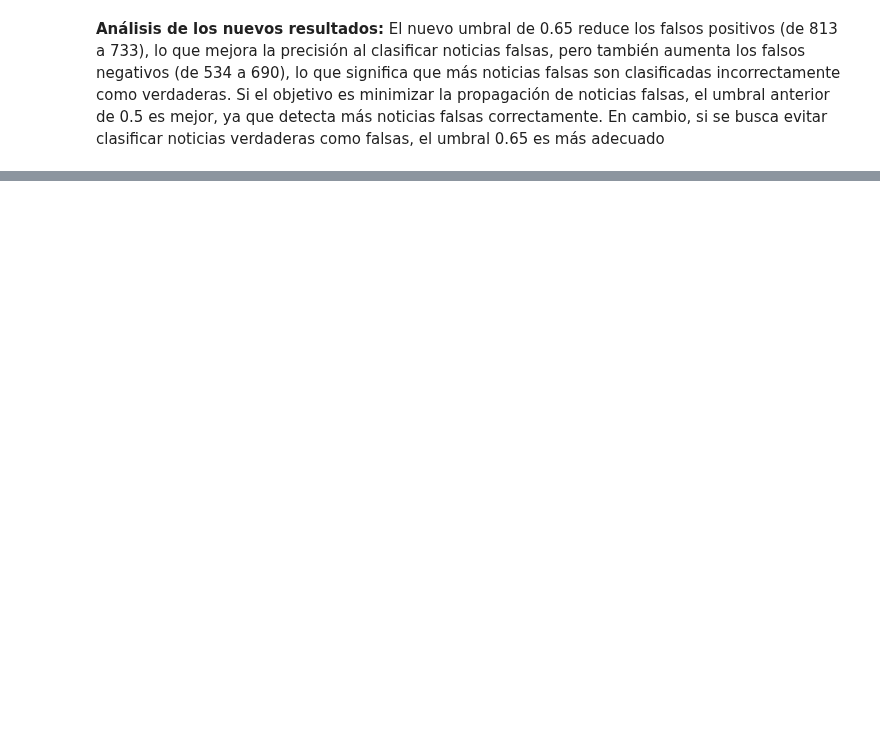
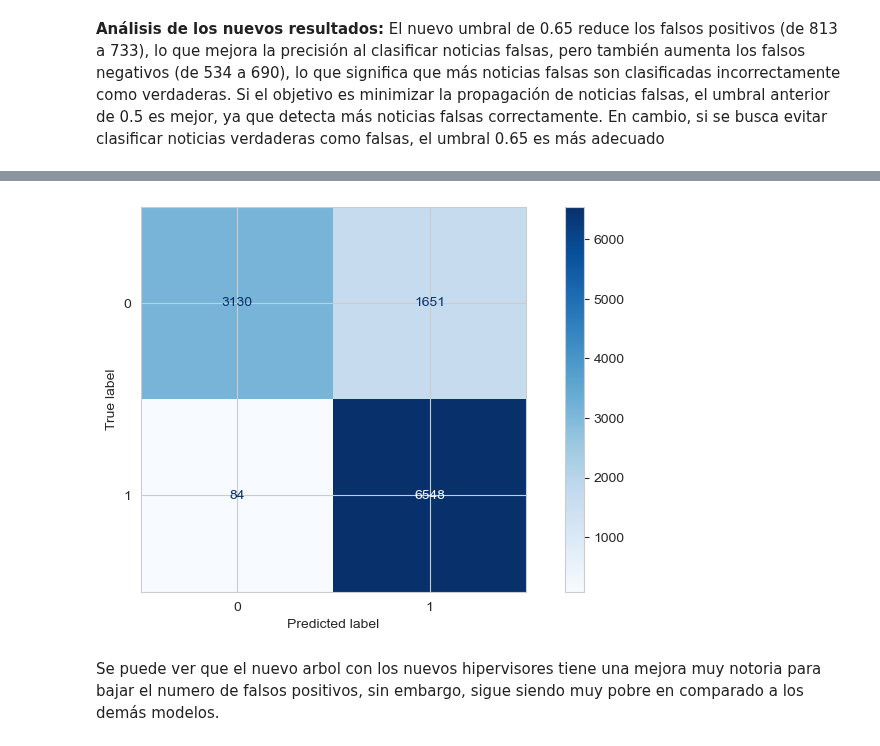
Before and after one commit to scasasbuenas/BI-Proyectos, a Jupyter notebook: proyecto1/desarrolloLab.ipynb, the cells around one changed output, grey strips where cells are left out. Drawn from its saved outputs; the diff is of its cells as text; code cells hidden in the pictures; blank space fills up the shorter version.

```diff
--- a/proyecto1/desarrolloLab.ipynb
+++ b/proyecto1/desarrolloLab.ipynb
@@ -657,0 +758,5 @@ El nuevo umbral de 0.65 reduce los falsos positivos (de 813 a 733), lo que mejor
+# %%
+# Ahora utilizamos GridSearch sobre el grid definido y con 10 particiones en la validación cruzada.
+mejor_modelo = GridSearchCV(arbol, param_grid, cv=particiones)
+# Ajuste del modelo
+mejor_modelo.fit(X_train, y_train)
@@ -657,0 +773,8 @@ El nuevo umbral de 0.65 reduce los falsos positivos (de 813 a 733), lo que mejor
+# %%
+# Obtener el mejor modelo.
+arbol_final = mejor_modelo.best_estimator_
+# Probemos ahora este modelo sobre test.
+y_pred_train = arbol_final.predict(X_train)
+y_pred_test = arbol_final.predict(X_test)
+print('Exactitud sobre entrenamiento: %.2f' % accuracy_score(y_train, y_pred_train))
+print('Exactitud sobre test: %.2f' % accuracy_score(y_test, y_pred_test))
@@ -657,0 +795,4 @@ El nuevo umbral de 0.65 reduce los falsos positivos (de 813 a 733), lo que mejor
+# %%
+# Creación del objeto de arbol de decisión final.
+arbol = DecisionTreeClassifier(criterion='gini', max_depth = 20, random_state = 0)
+arbol
@@ -657,0 +801,3 @@ El nuevo umbral de 0.65 reduce los falsos positivos (de 813 a 733), lo que mejor
+# %%
+# Entrenamiento del modelo de arbol de decisión con los datos de entrenamiento.
+arbol = arbol.fit(X_train,y_train)
@@ -657,0 +836,13 @@ El nuevo umbral de 0.65 reduce los falsos positivos (de 813 a 733), lo que mejor
+# %%
+# Se genera la matriz de confusión
+cm = confusion_matrix(y_test, y_pred_test)
+# Se puede visualizar la matriz de confusión
+#plot_confusion_matrix(arbol, X_test, Y_test)
+disp = ConfusionMatrixDisplay(confusion_matrix=cm, display_labels=arbol.classes_)
+disp.plot(cmap=plt.cm.Blues)
+
+plt.show()
+# %% [output]
+[figure, added]
+# %% [markdown]
+Se puede ver que el nuevo arbol con los nuevos hipervisores tiene una mejora muy notoria para bajar el numero de falsos positivos, sin embargo, sigue siendo muy pobre en comparado a los demás modelos.
```
Also changed, not shown: parts of 35 cells of this notebook.
